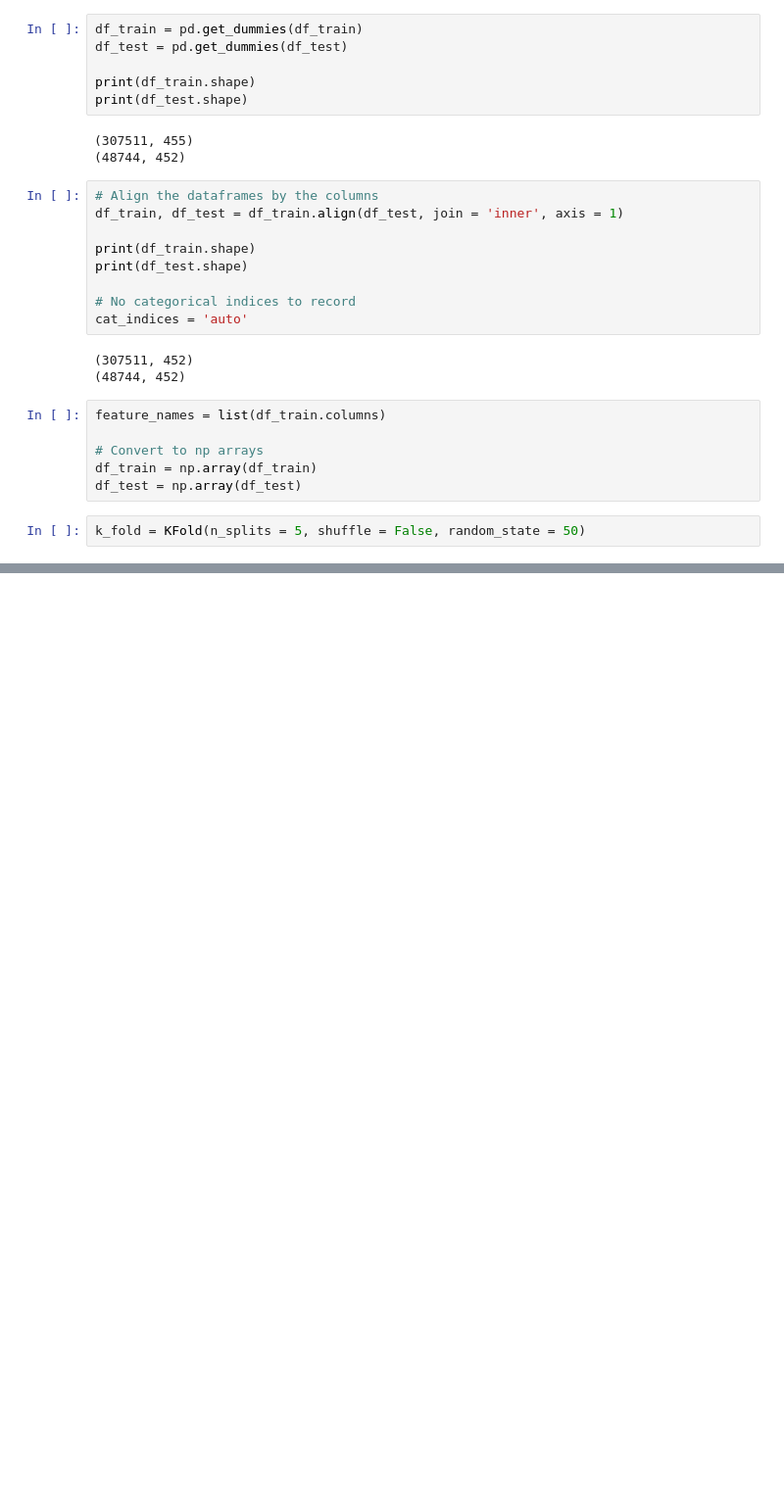
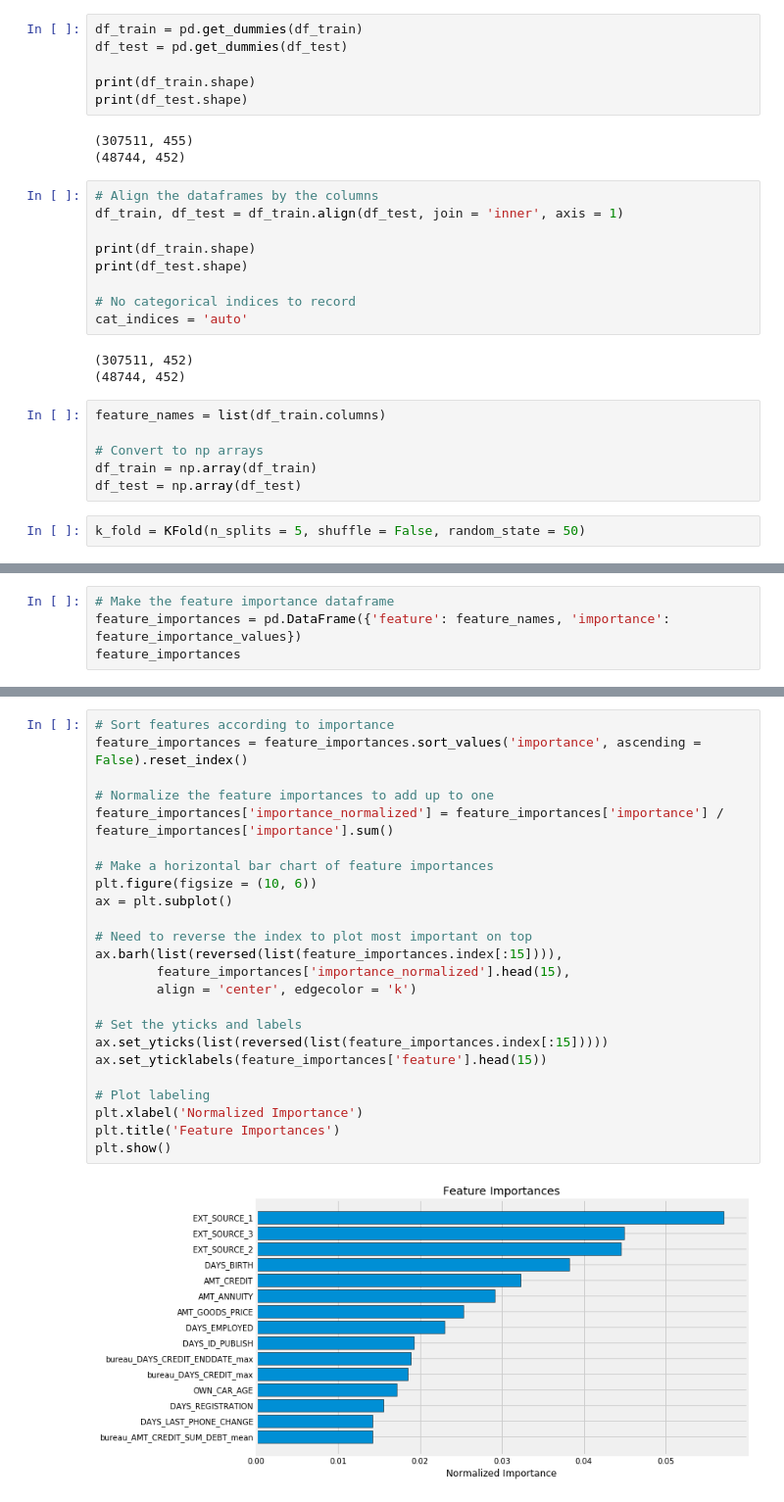
Before and after one commit to dongzhang84/Kaggle, a Jupyter notebook: Home_Credit_2.ipynb, the cells around one changed output, grey strips where cells are left out. Shown at 98% size. Drawn from its saved outputs; the diff is of its cells as text; blank space fills up the shorter version.

```diff
--- a/Home_Credit_2.ipynb
+++ b/Home_Credit_2.ipynb
@@ -896,0 +922,4 @@ model.best_iteration_
+# %%
+# Make the feature importance dataframe
+feature_importances = pd.DataFrame({'feature': feature_names, 'importance': feature_importance_values})
+feature_importances
@@ -896,0 +945,26 @@ model.best_iteration_
+# %%
+# Sort features according to importance
+feature_importances = feature_importances.sort_values('importance', ascending = False).reset_index()
+
+# Normalize the feature importances to add up to one
+feature_importances['importance_normalized'] = feature_importances['importance'] / feature_importances['importance'].sum()
+
+# Make a horizontal bar chart of feature importances
+plt.figure(figsize = (10, 6))
+ax = plt.subplot()
+
+# Need to reverse the index to plot most important on top
+ax.barh(list(reversed(list(feature_importances.index[:15]))),
+        feature_importances['importance_normalized'].head(15),
+        align = 'center', edgecolor = 'k')
+
+# Set the yticks and labels
+ax.set_yticks(list(reversed(list(feature_importances.index[:15]))))
+ax.set_yticklabels(feature_importances['feature'].head(15))
+
+# Plot labeling
+plt.xlabel('Normalized Importance')
+plt.title('Feature Importances')
+plt.show()
+# %% [output]
+[figure, added]
```
Also changed, not shown: parts of 5 cells of this notebook.
